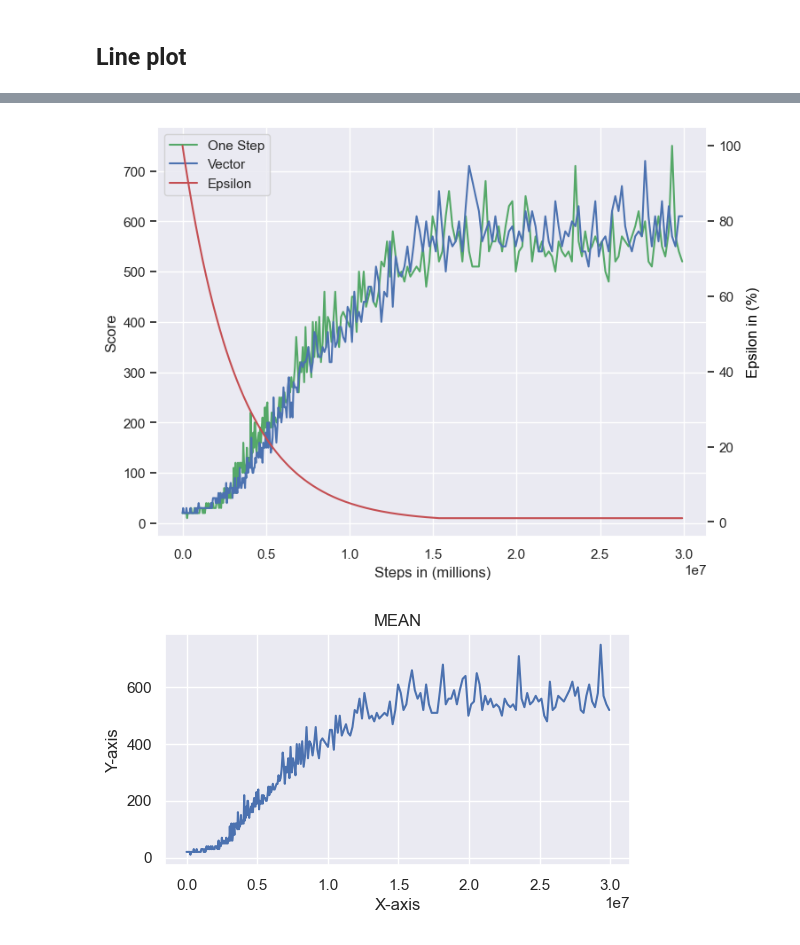
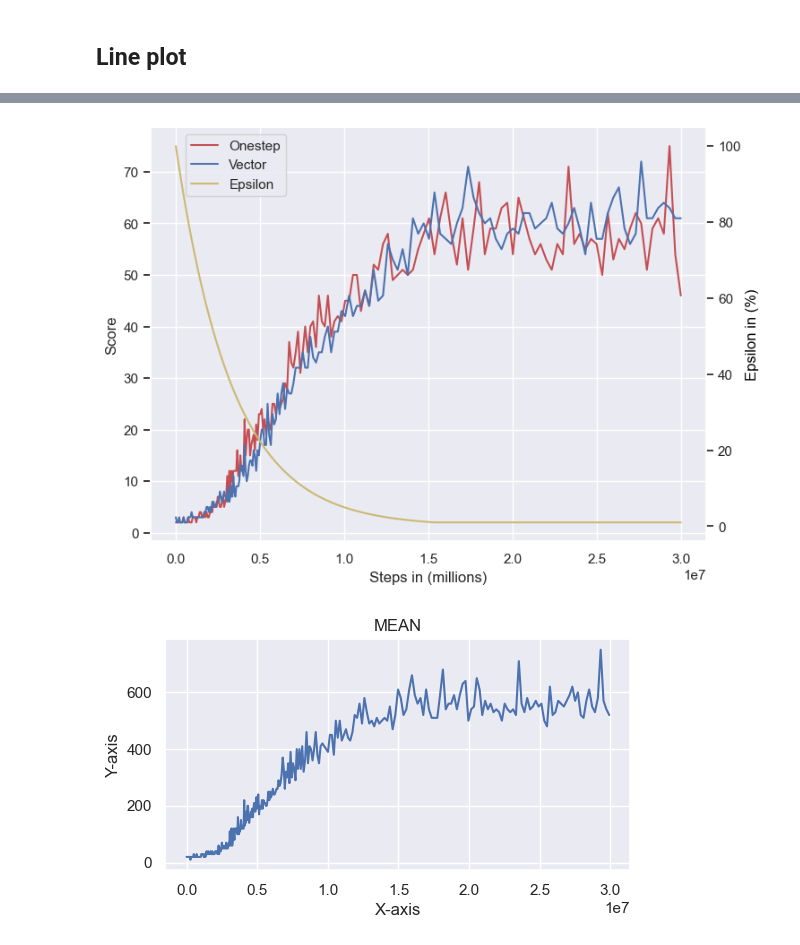
Before and after one commit to vietnhprivat/snake_ai, a Jupyter notebook: src/Classes/data_collection_training_data.ipynb, the cells around one changed output, grey strips where cells are left out. Cells and saved outputs as stored; diff of their text form; code cells hidden in the pictures.

```diff
--- a/src/Classes/data_collection_training_data.ipynb
+++ b/src/Classes/data_collection_training_data.ipynb
@@ -25,8 +25,8 @@ def load_data(file_path, model=None):
 
 
     # load data as dataframe
-    if model == 'tql': data = {'scores': data[0], 'apple': data[1], 'time per apple': data[1] / (data[0]/10)}
-    else: data = {'scores': data[0],
+    if model == 'tql': data = {'scores': data[0]/10, 'apple': data[1], 'time per apple': data[1] / (data[0]/10)}
+    else: data = {'scores': data[0]/10,
             'steps_per_game': data[1],
             'epsilon': data[2],
             'game': np.arange(len(data[0])),
@@ -137,7 +137,7 @@ def get_batch(dataframe, mode='max', batch_size=100):
     return batched_df
 
 # Onestep batch
-onestep_max = get_batch(onestep, mode='max', batch_size=600)
+onestep_max = get_batch(onestep, mode='max', batch_size=1000)
 
 # Vector batch laves til samme længde som onestep
 score_vec = np.array(vector['scores'])
@@ -147,4 +147,4 @@ convert_vec = len(score_vec)//len(onestep_max)
 vector_max = get_batch(vector, mode='max', batch_size=convert_vec)
 
 # Display begge batches
-display(onestep_max, vector_max)
+# display(onestep_max, vector_max)
@@ -189,39 +162,39 @@ y2 = vector_max['score'][:len(y1)]
 y3 = onestep_max['epsilon'] * 100
 
 # Skabelse af grafer og akser med seaborn
-sns.lineplot(x=x, y=y1, color='g', label='One Step', ax=ax1)
+sns.lineplot(x=x, y=y1, color='r', label='Onestep', ax=ax1)
 sns.lineplot(x=x, y=y2, color='b', label='Vector', ax=ax1)
 
 # x og y akser labels
 ax1.set_xlabel('Steps in (millions)')
 ax1.set_ylabel('Score')
 
 # Ny akse til epsilon
 ax2 = ax1.twinx()
-sns.lineplot(x=x, y=y3, color='r', ax=ax2)
+sns.lineplot(x=x, y=y3, color='y', ax=ax2)
 
 # Label for nye data
 ax2.set_ylabel('Epsilon in (%)', color='black')
 
 # Indsæt grid
 ax1.set_axisbelow(True)
 ax1.grid(True)
 
 # Fjern grid for epsilon
 ax2.grid(False)
 
 # Indsættelse af legends
 handles, labels = ax1.get_legend_handles_labels()
 handle2, label2 = ax2.get_lines()[0], 'Epsilon'
 handles.append(handle2)
 labels.append(label2)
 
 # Indsættelse af legends for epsilon
-ax1.legend(handles, labels, loc='upper left')
+ax1.legend(handles, labels, loc='upper left', bbox_to_anchor=(0.05, 1))
 
 plt.show()
 # %% [output]
-[figure, old version]
+[figure, new version]
 # %%
 import matplotlib.pyplot as plt
 
```
Also changed, not shown: parts of 5 cells of this notebook.
